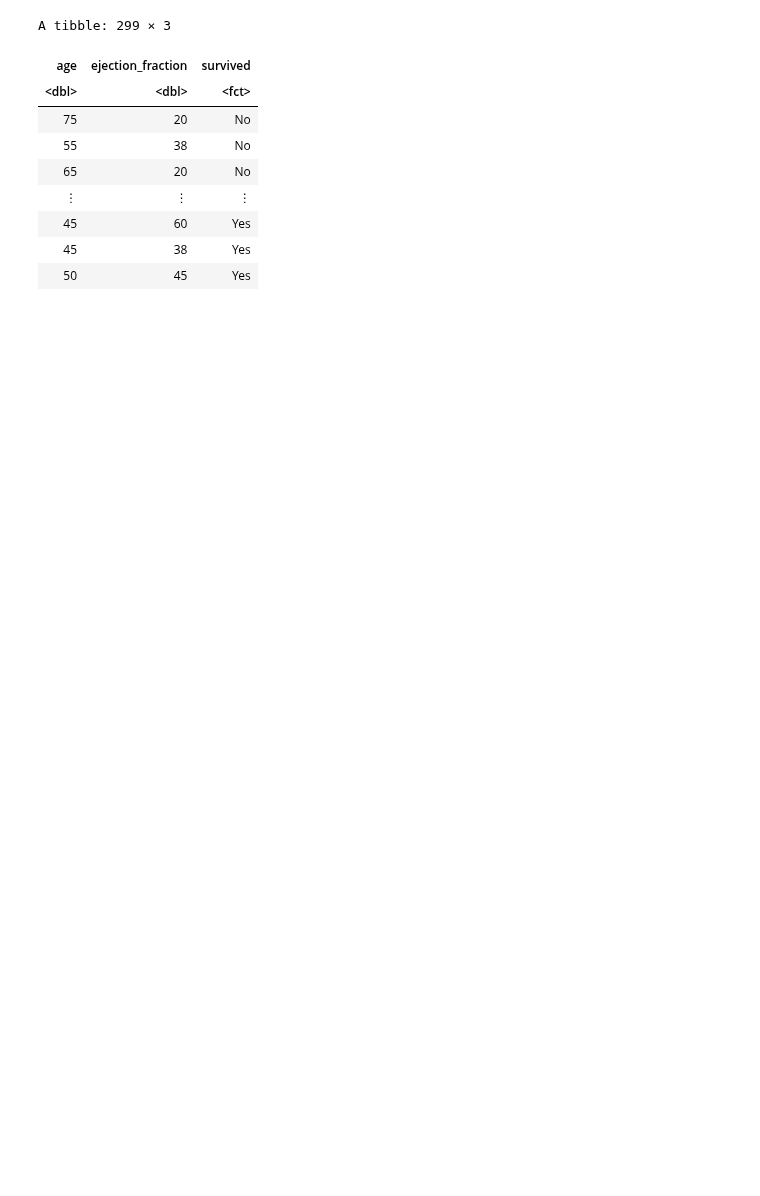
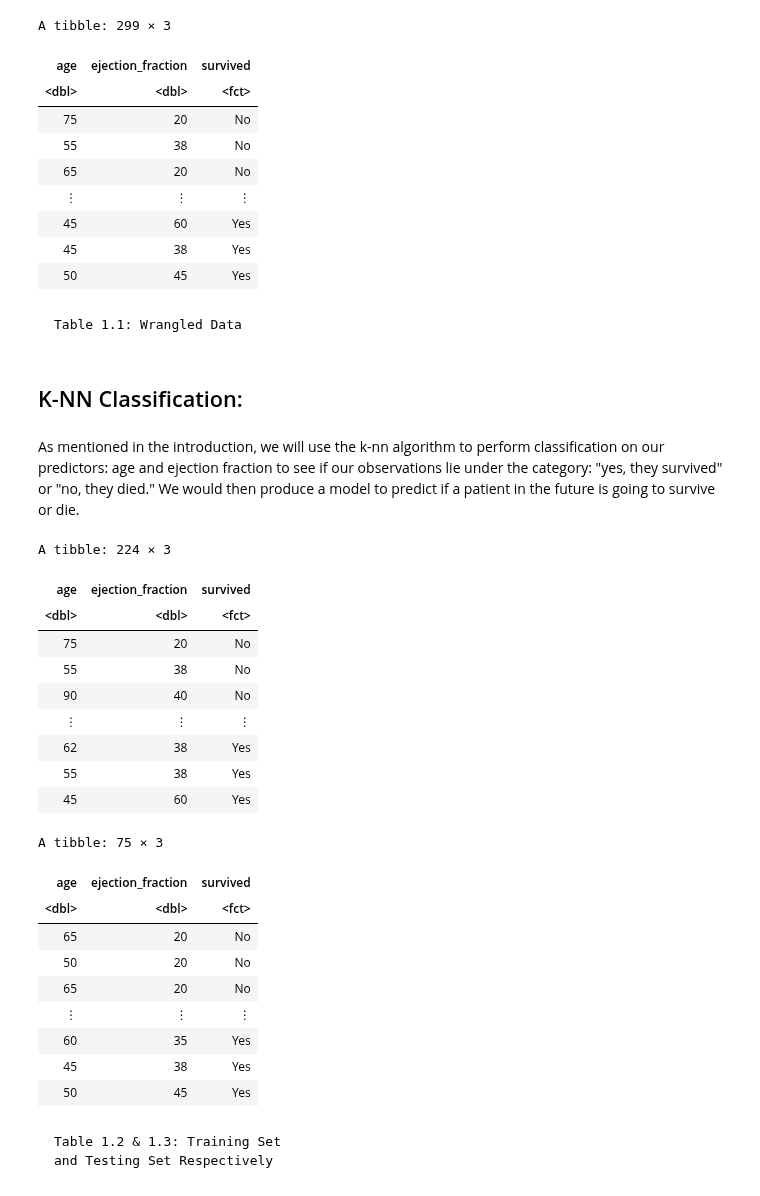
Before and after one commit to KristenisHuaiyi/Data_Science_Project, a Jupyter notebook: Final Report.ipynb, the cells around one changed output. Saved outputs shown, nothing was run; the diff lists cells and outputs as text; code cells hidden in the pictures; blank space fills up the shorter version.

```diff
--- a/Final Report.ipynb
+++ b/Final Report.ipynb
@@ -82,3 +95,44 @@ A tibble: 299 × 3
 | 45 | 60 | Yes |
 | 45 | 38 | Yes |
 | 50 | 45 | Yes |
+# %% [markdown]
+    Table 1.1: Wrangled Data
+# %% [markdown]
+## K-NN Classification:
+# %% [markdown]
+As mentioned in the introduction, we will use the k-nn algorithm to perform classification on our predictors: age and ejection fraction to see if our observations lie under the category: "yes, they survived" or "no, they died." We would then produce a model to predict if a patient in the future is going to survive or die.
+# %%
+#set the random seed in R
+set.seed(1)
+
+#split the data into training set and testing set
+heart_split <- initial_split(data_wrangled, prop = 0.75, strata = survived)
+heart_train <- training(heart_split)
+heart_test <- testing(heart_split)
+
+heart_train
+heart_test
+# %% [output]
+A tibble: 224 × 3
+| age | ejection_fraction | survived |
+| <dbl> | <dbl> | <fct> |
+| 75 | 20 | No |
+| 55 | 38 | No |
+| 90 | 40 | No |
+| ⋮ | ⋮ | ⋮ |
+| 62 | 38 | Yes |
+| 55 | 38 | Yes |
+| 45 | 60 | Yes |
+A tibble: 75 × 3
+| age | ejection_fraction | survived |
+| <dbl> | <dbl> | <fct> |
+| 65 | 20 | No |
+| 50 | 20 | No |
+| 65 | 20 | No |
+| ⋮ | ⋮ | ⋮ |
+| 60 | 35 | Yes |
+| 45 | 38 | Yes |
+| 50 | 45 | Yes |
+# %% [markdown]
+    Table 1.2 & 1.3: Training Set
+    and Testing Set Respectively
```
Also changed, not shown: parts of 33 cells of this notebook.
